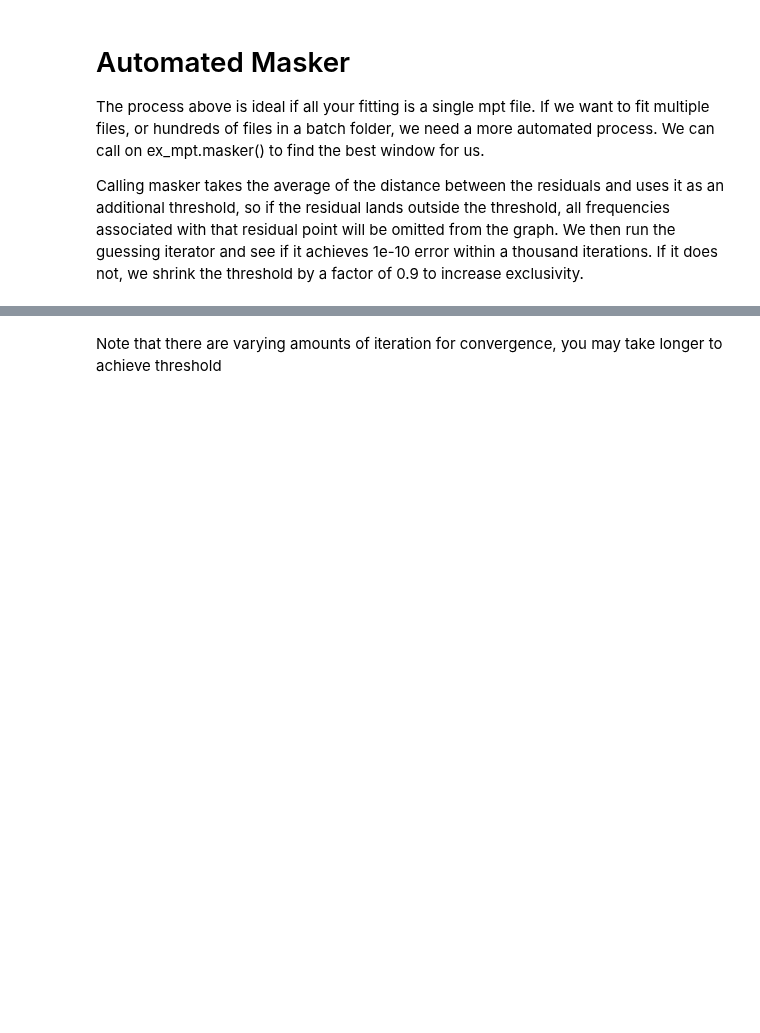
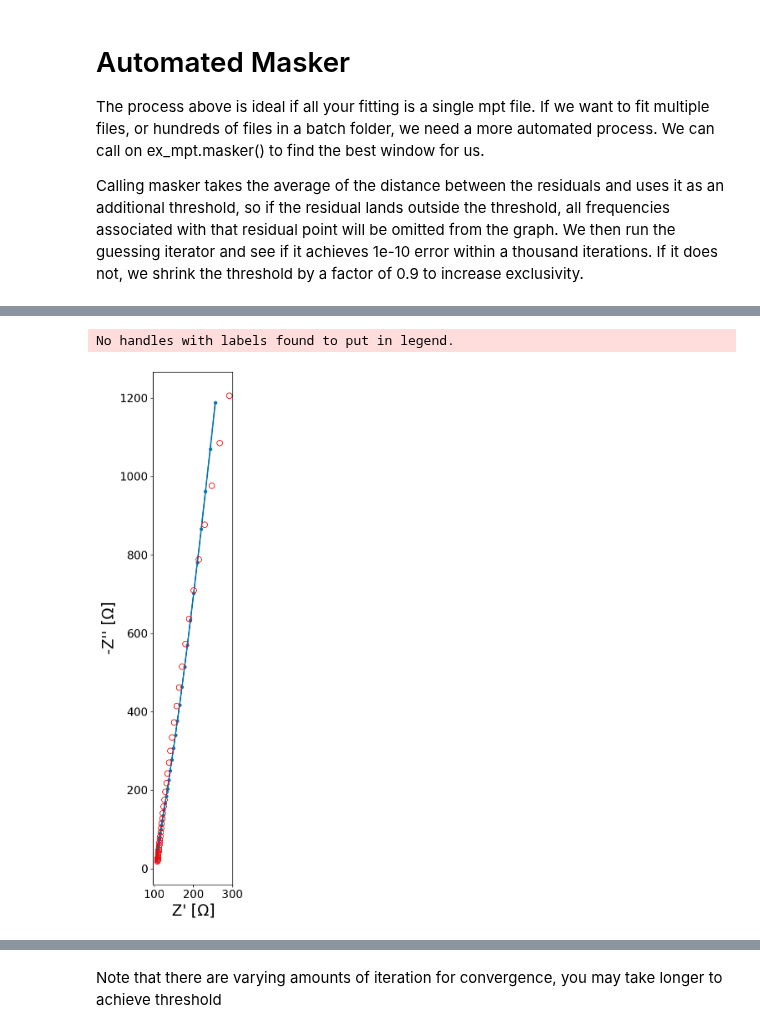
Before and after one commit to WildcatDiscovery/Kyler_Speed_Circuit, a Jupyter notebook: python_notebooks/masking_the_data.ipynb, the cells around one changed output, grey strips where cells are left out. Drawn from its saved outputs; the diff is of its cells as text; code cells hidden in the pictures; blank space fills up the shorter version.

```diff
--- a/python_notebooks/masking_the_data.ipynb
+++ b/python_notebooks/masking_the_data.ipynb
@@ -292,3 +295,9 @@ No handles with labels found to put in legend.
+# %%
+masked_mpt.set_new_gph_dims(30,30)
+masked_mpt.mpt_plot(fitting = 'on')
+# %% [output]
+No handles with labels found to put in legend.
+[figure, added]
 # %%
 [masked_mpt.fit_Rs[0],masked_mpt.fit_R[0],masked_mpt.fit_n[0],masked_mpt.fit_Q[0],masked_mpt.fit_R2[0],masked_mpt.fit_n2[0],masked_mpt.fit_Q2[0]]
 # %% [output]
```
Also changed, not shown: parts of 11 cells of this notebook.
